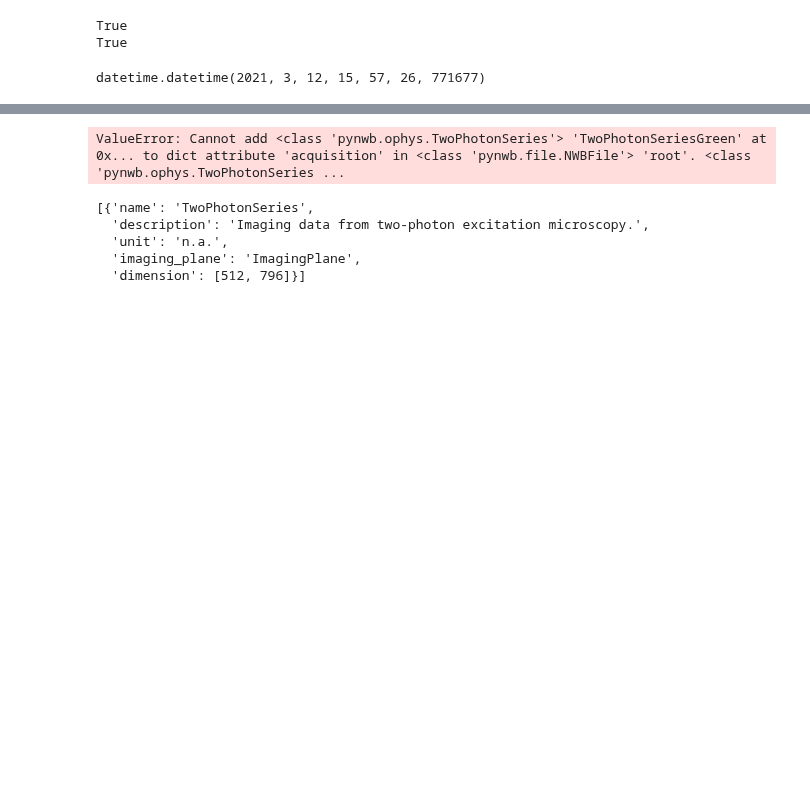
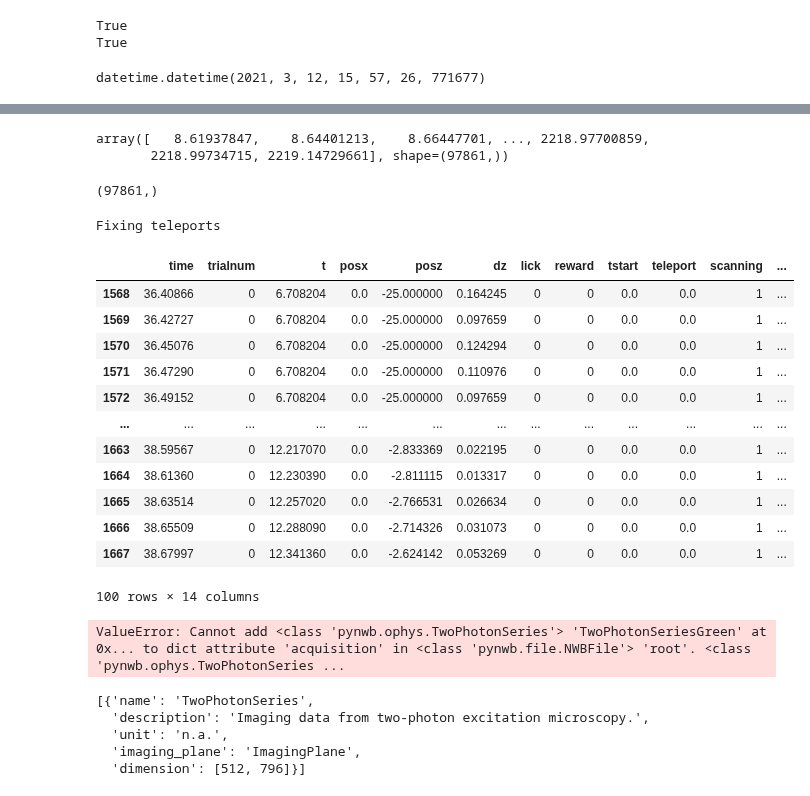
Before and after one commit to GiocomoLab/STX3KO_analyses, a Jupyter notebook: notebooks/create_nwb/create_nwb.ipynb, the cells around one changed output, grey strips where cells are left out. Drawn from its saved outputs; the diff is of its cells as text; code cells hidden in the pictures; blank space fills up the shorter version.

```diff
--- a/notebooks/create_nwb/create_nwb.ipynb
+++ b/notebooks/create_nwb/create_nwb.ipynb
@@ -221,4 +327,5 @@ with NWBHDF5IO(s2p_path / "ophys.nwb", "w") as fio:
 
 # print(nwbfile)
 # %%
-mat
+sbx_mat = tpu.scanner_tools.sbx_utils.loadmat(str(s2p_path.parent.parent / \
+                                            f"{session.get('scene')}_{session.get('session'):03}_{session.get('scan'):03}.mat"))
@@ -243,3 +354,54 @@ mat
+# %%
+fr = sbx_mat['frame_rate'] # frame rate
+lr = fr * sbx_mat['config']['lines']/sbx_mat['fov_repeats']  # line rate
+
+frames = sbx_mat['frame'].astype(int)
+frame_diff = np.ediff1d(frames, to_begin=0)
+try:
+    mods = np.argwhere(frame_diff < -100)[0]
+    for i, mod in enumerate(mods.tolist()):
+        frames[mod:] += (i + 1) * 65535
+except:
+    pass
+frames = frames * sbx_mat['fov_repeats']
+if sbx_mat['fold_lines']>0:
+    lines = np.array([l % sbx_mat['fold_lines'] for l in sbx_mat['line']])
+else:
+    lines = np.array(sbx_mat['line'])
+
+ttl_times = frames / fr + lines / lr
+# %%
+ttl_times
+# %% [output]
+array([   8.61937847,    8.64401213,    8.66447701, ..., 2218.97700859,
+       2218.99734715, 2219.14729661], shape=(97861,))
+# %%
+frames.shape
+# %% [output]
+(97861,)
+# %%
+vr_basedir = pathlib.Path('/mnt/BigDisk/VRData')
+vr_df = tpu.preprocessing.load_sqlite(str(vr_basedir / mouse / session.get('date_str') / f"{session.get('scene')}_{session.get('session')}.sqlite"))
+# %% [output]
+Fixing teleports
+# %%
+vr_df = vr_df.iloc[-frames.shape[0]:]
+# %%
+vr_df.head(100)
+# %% [output]
+|  | time | trialnum | t | posx | posz | dz | lick | reward | tstart | teleport | scanning | ... |
+| 1568 | 36.40866 | 0 | 6.708204 | 0.0 | -25.000000 | 0.164245 | 0 | 0 | 0.0 | 0.0 | 1 | ... |
+| 1569 | 36.42727 | 0 | 6.708204 | 0.0 | -25.000000 | 0.097659 | 0 | 0 | 0.0 | 0.0 | 1 | ... |
+| 1570 | 36.45076 | 0 | 6.708204 | 0.0 | -25.000000 | 0.124294 | 0 | 0 | 0.0 | 0.0 | 1 | ... |
+| 1571 | 36.47290 | 0 | 6.708204 | 0.0 | -25.000000 | 0.110976 | 0 | 0 | 0.0 | 0.0 | 1 | ... |
+| 1572 | 36.49152 | 0 | 6.708204 | 0.0 | -25.000000 | 0.097659 | 0 | 0 | 0.0 | 0.0 | 1 | ... |
+| ... | ... | ... | ... | ... | ... | ... | ... | ... | ... | ... | ... | ... |
+| 1663 | 38.59567 | 0 | 12.217070 | 0.0 | -2.833369 | 0.022195 | 0 | 0 | 0.0 | 0.0 | 1 | ... |
+| 1664 | 38.61360 | 0 | 12.230390 | 0.0 | -2.811115 | 0.013317 | 0 | 0 | 0.0 | 0.0 | 1 | ... |
+| 1665 | 38.63514 | 0 | 12.257020 | 0.0 | -2.766531 | 0.026634 | 0 | 0 | 0.0 | 0.0 | 1 | ... |
+| 1666 | 38.65509 | 0 | 12.288090 | 0.0 | -2.714326 | 0.031073 | 0 | 0 | 0.0 | 0.0 | 1 | ... |
+| 1667 | 38.67997 | 0 | 12.341360 | 0.0 | -2.624142 | 0.053269 | 0 | 0 | 0.0 | 0.0 | 1 | ... |
+100 rows × 14 columns
 # %%
 from neuroconv import NWBConverter
 from neuroconv.datainterfaces import Suite2pSegmentationInterface, TiffImagingInterface
```
Also changed, not shown: parts of 21 cells of this notebook, 4 other files.
